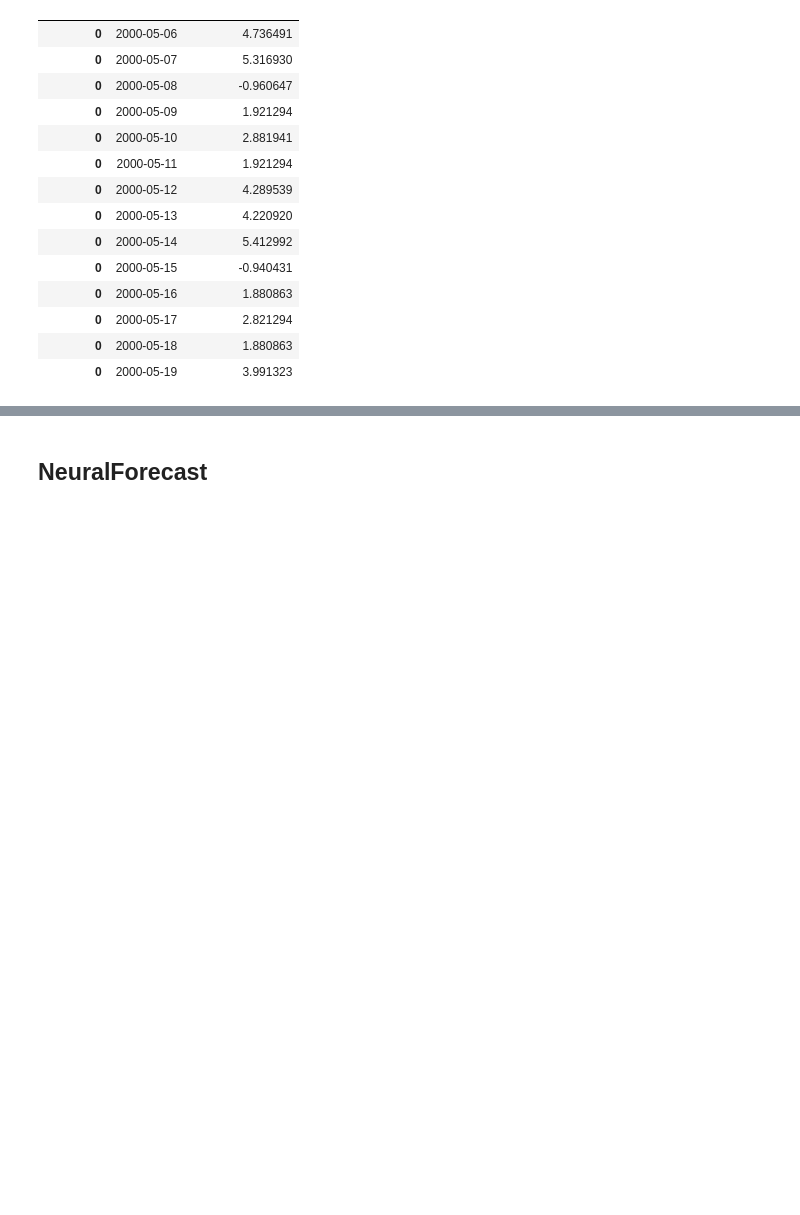
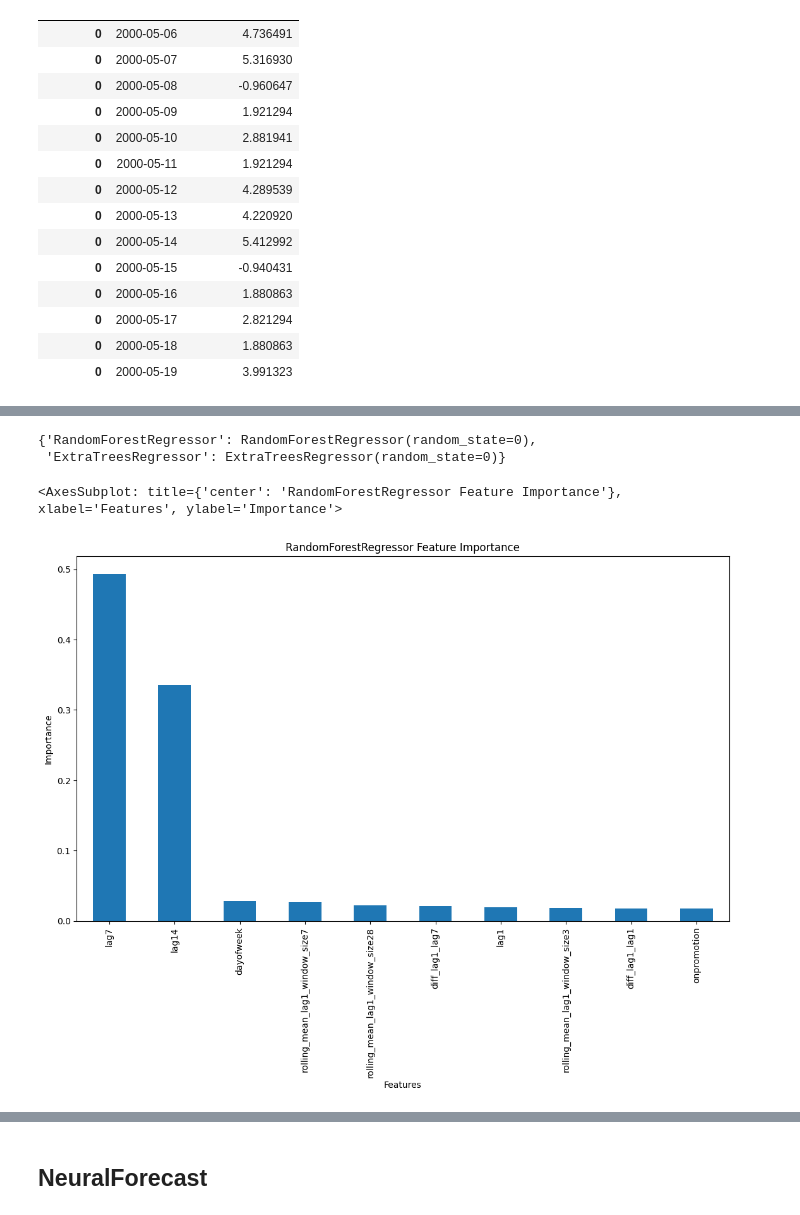
Before and after one commit to BrunoCavag/TimeSeries_Learning, a Jupyter notebook: nixtla_python.ipynb, the cells around one changed output, grey strips where cells are left out. Saved outputs shown, nothing was run; the diff lists cells and outputs as text; code cells hidden in the pictures; blank space fills up the shorter version.

Commit message:
mlforecast multiple time series

```diff
--- a/nixtla_python.ipynb
+++ b/nixtla_python.ipynb
@@ -199,0 +325,9 @@ y_pred_mlfcst
+# %%
+from numba import njit
+
+@njit
+def diff(x,lag):
+    x2=np.full_like(x,np.nan)
+    for i in range(lag,len(x)):
+        x2[i]=x[i]-x[i-lag]
+    return x2
@@ -199,0 +386,11 @@ y_pred_mlfcst
+# %%
+from mlforecast import MLForecast
+
+model = MLForecast(models=models,
+                   freq='D',
+                   lags=[1,7,14],
+                   lag_transforms={
+                       1: [(rolling_mean, 3), (rolling_mean, 7), (rolling_mean, 28), (diff, 1), (diff, 7)],
+                   },
+                   date_features=['dayofweek'],
+                   num_threads=-1)
@@ -199,0 +414,5 @@ y_pred_mlfcst
+# %%
+model.fit(train, id_col='unique_id', time_col='ds', target_col='y', static_features=[])
+
+p = model.predict(horizon=90, dynamic_dfs=[valid[['unique_id', 'ds', 'onpromotion']]])
+p = p.merge(valid[['unique_id', 'ds', 'y']], on=['unique_id', 'ds'], how='left')
@@ -199,0 +483,3 @@ y_pred_mlfcst
+# %%
+model.fit(train, id_col='unique_id', time_col='ds', target_col='y',
+            static_features=[], max_horizon=90)
@@ -199,0 +494,12 @@ y_pred_mlfcst
+# %%
+model.models_
+# %% [output]
+{'RandomForestRegressor': RandomForestRegressor(random_state=0),
+ 'ExtraTreesRegressor': ExtraTreesRegressor(random_state=0)}
+# %%
+pd.Series(model.models_['RandomForestRegressor'].feature_importances_, index=model.ts.features_order_)\
+  .sort_values(ascending=False).plot\
+  .bar(figsize=(1280/96,720/96), title='RandomForestRegressor Feature Importance', xlabel='Features', ylabel='Importance')
+# %% [output]
+<AxesSubplot: title={'center': 'RandomForestRegressor Feature Importance'}, xlabel='Features', ylabel='Importance'>
+[figure, added]
```
Also changed, not shown: parts of 46 cells of this notebook, 1 other file.
